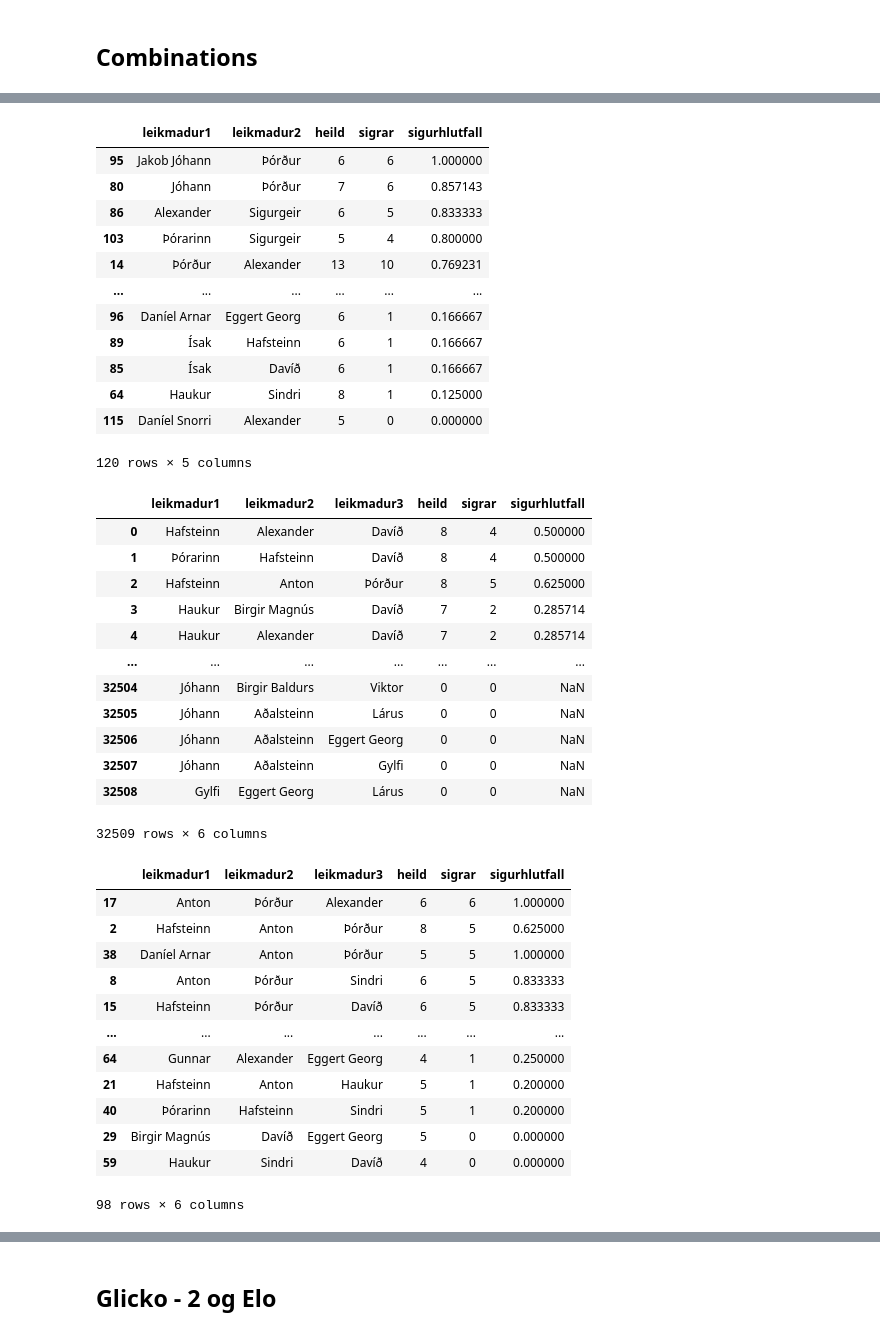
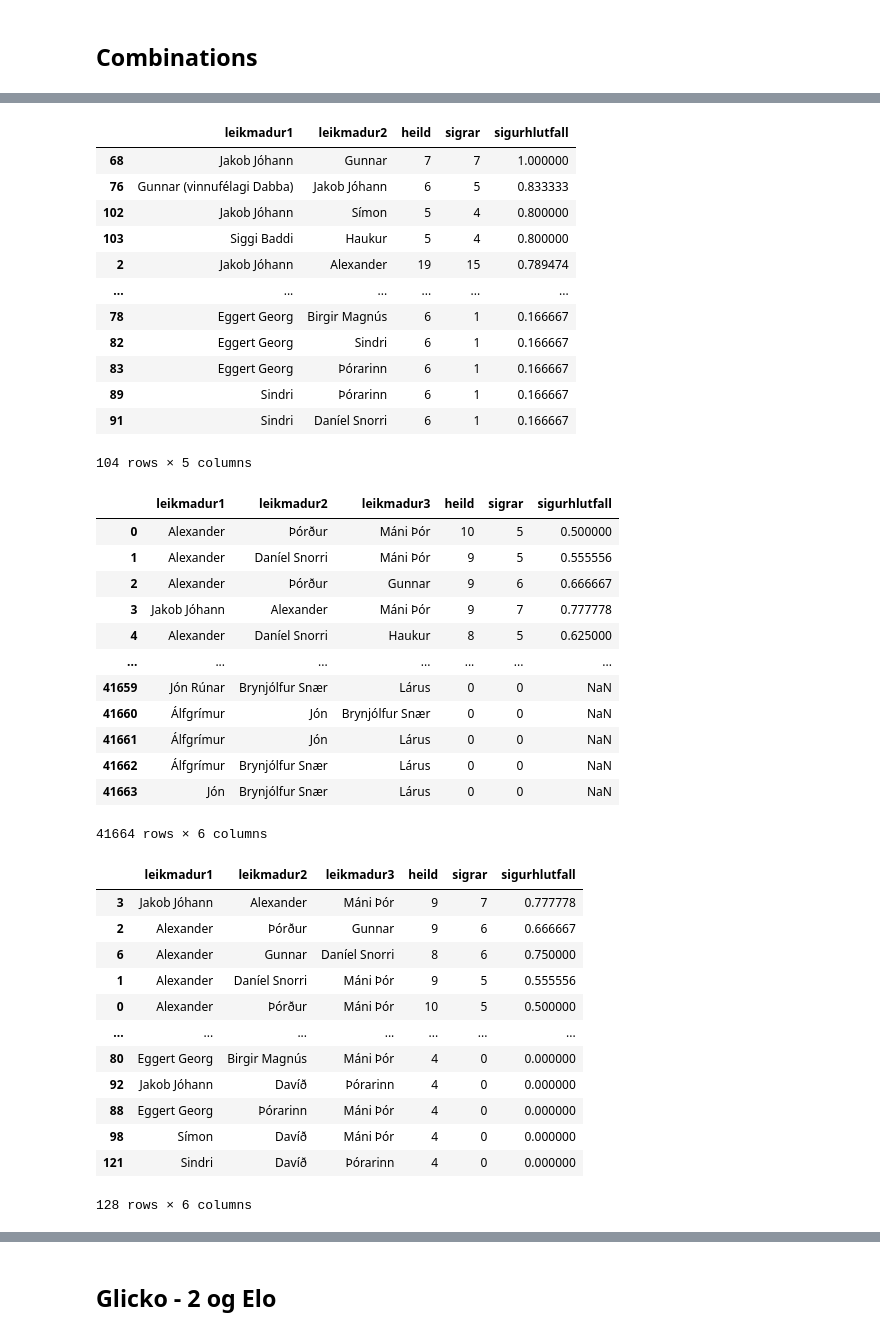
Before and after one commit to Hawkaberi/toggabolti, a Jupyter notebook: Tölfræði fyrir árshátíð.ipynb, the cells around one changed output, grey strips where cells are left out. Drawn from its saved outputs; the diff is of its cells as text; code cells hidden in the pictures.

```diff
--- a/Tölfræði fyrir árshátíð.ipynb
+++ b/Tölfræði fyrir árshátíð.ipynb
@@ -138,6 +138,12 @@ dagadict[dt(2024,12,24)]['lid2'] = ['Birgir Magnús', 'Daði Snær', 'Þórarinn
 
 dagadict[dt(2025,6,12)]['lid1'] = ['Davíð', 'Máni Þór', 'Gunnar', 'Sindri', 'Þórður', 'Símon']
 dagadict[dt(2025,6,12)]['lid2'] = ['Sigurgeir', 'Alexander', 'Birgir Magnús', 'Haukur', 'Jakob Jóhann', 'Daníel Snorri']
+
+dagadict[dt(2025,8,21)]['lid1'] = ['Gunnar', 'Gunnar (vinnufélagi Dabba)', 'Alexander', 'Siggi Baddi', 'Ásgeir', 'Sindri', 'Þórður']
+dagadict[dt(2025,8,21)]['lid2'] = ['Franz', 'Þórarinn', 'Jón Rúnar', 'Haukur', 'Davíð', 'Birgir Magnús', 'Eggert Georg']
+
+dagadict[dt(2025,8,28)]['lid1'] = ['Tómas Daði', 'Birgir Magnús', 'Jakob Jóhann', 'Sindri', 'Þórður', 'Davíð', 'Siggi Baddi']
+dagadict[dt(2025,8,28)]['lid2'] = ['Jón Rúnar', 'Daníel Snorri', 'Gunnar (vinnufélagi Dabba)', 'Alexander', 'Haukur', 'Eggert Georg', 'Gunnar']
 # %% [markdown]
 ## Villutékk
 # %%
@@ -256,19 +262,19 @@ season_combination_dfs[2][season_combination_dfs[2]['heild']>4].sort_values(by='
 # %%
-season_combination_dfs[2][season_combination_dfs[2]['heild']>4].sort_values(by='sigurhlutfall', ascending=False)
+season_combination_dfs[3][season_combination_dfs[3]['heild']>4].sort_values(by='sigurhlutfall', ascending=False)
 # %% [output]
 |  | leikmadur1 | leikmadur2 | heild | sigrar | sigurhlutfall |
-| 95 | Jakob Jóhann | Þórður | 6 | 6 | 1.000000 |
-| 80 | Jóhann | Þórður | 7 | 6 | 0.857143 |
-| 86 | Alexander | Sigurgeir | 6 | 5 | 0.833333 |
-| 103 | Þórarinn | Sigurgeir | 5 | 4 | 0.800000 |
-| 14 | Þórður | Alexander | 13 | 10 | 0.769231 |
+| 68 | Jakob Jóhann | Gunnar | 7 | 7 | 1.000000 |
+| 76 | Gunnar (vinnufélagi Dabba) | Jakob Jóhann | 6 | 5 | 0.833333 |
+| 102 | Jakob Jóhann | Símon | 5 | 4 | 0.800000 |
+| 103 | Siggi Baddi | Haukur | 5 | 4 | 0.800000 |
+| 2 | Jakob Jóhann | Alexander | 19 | 15 | 0.789474 |
 | ... | ... | ... | ... | ... | ... |
-| 96 | Daníel Arnar | Eggert Georg | 6 | 1 | 0.166667 |
-| 89 | Ísak | Hafsteinn | 6 | 1 | 0.166667 |
-| 85 | Ísak | Davíð | 6 | 1 | 0.166667 |
-| 64 | Haukur | Sindri | 8 | 1 | 0.125000 |
-| 115 | Daníel Snorri | Alexander | 5 | 0 | 0.000000 |
+| 78 | Eggert Georg | Birgir Magnús | 6 | 1 | 0.166667 |
+| 82 | Eggert Georg | Sindri | 6 | 1 | 0.166667 |
+| 83 | Eggert Georg | Þórarinn | 6 | 1 | 0.166667 |
+| 89 | Sindri | Þórarinn | 6 | 1 | 0.166667 |
+| 91 | Sindri | Daníel Snorri | 6 | 1 | 0.166667 |
-120 rows × 5 columns
+104 rows × 5 columns
 # %%
 # Initialize a dictionary to store DataFrames for each season
 season_combination_dfs = {}
@@ -320,35 +326,35 @@ for season in set(value['season'] for value in dagadict.values()):
 # Now each season's combinations are in the `season_combination_dfs` dictionary
 # You can access each season's DataFrame by season number
 # For example, to view season 1:
-season_combination_dfs[2]
+season_combination_dfs[3]
 # %% [output]
 |  | leikmadur1 | leikmadur2 | leikmadur3 | heild | sigrar | sigurhlutfall |
-| 0 | Hafsteinn | Alexander | Davíð | 8 | 4 | 0.500000 |
-| 1 | Þórarinn | Hafsteinn | Davíð | 8 | 4 | 0.500000 |
-| 2 | Hafsteinn | Anton | Þórður | 8 | 5 | 0.625000 |
-| 3 | Haukur | Birgir Magnús | Davíð | 7 | 2 | 0.285714 |
-| 4 | Haukur | Alexander | Davíð | 7 | 2 | 0.285714 |
+| 0 | Alexander | Þórður | Máni Þór | 10 | 5 | 0.500000 |
+| 1 | Alexander | Daníel Snorri | Máni Þór | 9 | 5 | 0.555556 |
+| 2 | Alexander | Þórður | Gunnar | 9 | 6 | 0.666667 |
+| 3 | Jakob Jóhann | Alexander | Máni Þór | 9 | 7 | 0.777778 |
+| 4 | Alexander | Daníel Snorri | Haukur | 8 | 5 | 0.625000 |
 | ... | ... | ... | ... | ... | ... | ... |
-| 32504 | Jóhann | Birgir Baldurs | Viktor | 0 | 0 | NaN |
-| 32505 | Jóhann | Aðalsteinn | Lárus | 0 | 0 | NaN |
-| 32506 | Jóhann | Aðalsteinn | Eggert Georg | 0 | 0 | NaN |
-| 32507 | Jóhann | Aðalsteinn | Gylfi | 0 | 0 | NaN |
-| 32508 | Gylfi | Eggert Georg | Lárus | 0 | 0 | NaN |
+| 41659 | Jón Rúnar | Brynjólfur Snær | Lárus | 0 | 0 | NaN |
+| 41660 | Álfgrímur | Jón | Brynjólfur Snær | 0 | 0 | NaN |
+| 41661 | Álfgrímur | Jón | Lárus | 0 | 0 | NaN |
+| 41662 | Álfgrímur | Brynjólfur Snær | Lárus | 0 | 0 | NaN |
+| 41663 | Jón | Brynjólfur Snær | Lárus | 0 | 0 | NaN |
-32509 rows × 6 columns
+41664 rows × 6 columns
 # %%
-season_combination_dfs[2][season_combination_dfs[2]['heild']>3].sort_values(by='sigrar', ascending=False)
+season_combination_dfs[3][season_combination_dfs[3]['heild']>3].sort_values(by='sigrar', ascending=False)
 # %% [output]
 |  | leikmadur1 | leikmadur2 | leikmadur3 | heild | sigrar | sigurhlutfall |
-| 17 | Anton | Þórður | Alexander | 6 | 6 | 1.000000 |
-| 2 | Hafsteinn | Anton | Þórður | 8 | 5 | 0.625000 |
-| 38 | Daníel Arnar | Anton | Þórður | 5 | 5 | 1.000000 |
-| 8 | Anton | Þórður | Sindri | 6 | 5 | 0.833333 |
-| 15 | Hafsteinn | Þórður | Davíð | 6 | 5 | 0.833333 |
+| 3 | Jakob Jóhann | Alexander | Máni Þór | 9 | 7 | 0.777778 |
+| 2 | Alexander | Þórður | Gunnar | 9 | 6 | 0.666667 |
+| 6 | Alexander | Gunnar | Daníel Snorri | 8 | 6 | 0.750000 |
+| 1 | Alexander | Daníel Snorri | Máni Þór | 9 | 5 | 0.555556 |
+| 0 | Alexander | Þórður | Máni Þór | 10 | 5 | 0.500000 |
 | ... | ... | ... | ... | ... | ... | ... |
-| 64 | Gunnar | Alexander | Eggert Georg | 4 | 1 | 0.250000 |
-| 21 | Hafsteinn | Anton | Haukur | 5 | 1 | 0.200000 |
-| 40 | Þórarinn | Hafsteinn | Sindri | 5 | 1 | 0.200000 |
-| 29 | Birgir Magnús | Davíð | Eggert Georg | 5 | 0 | 0.000000 |
-| 59 | Haukur | Sindri | Davíð | 4 | 0 | 0.000000 |
+| 80 | Eggert Georg | Birgir Magnús | Máni Þór | 4 | 0 | 0.000000 |
+| 92 | Jakob Jóhann | Davíð | Þórarinn | 4 | 0 | 0.000000 |
+| 88 | Eggert Georg | Þórarinn | Máni Þór | 4 | 0 | 0.000000 |
+| 98 | Símon | Davíð | Máni Þór | 4 | 0 | 0.000000 |
+| 121 | Sindri | Davíð | Þórarinn | 4 | 0 | 0.000000 |
-98 rows × 6 columns
+128 rows × 6 columns
 # %%
```
Also changed, not shown: parts of 7 cells of this notebook, 3 other files.
